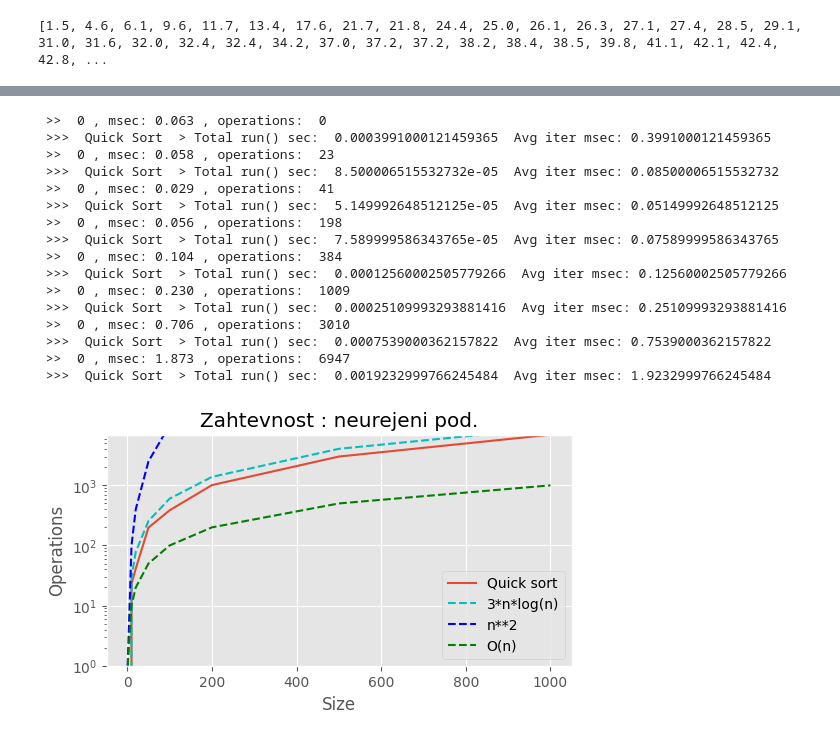
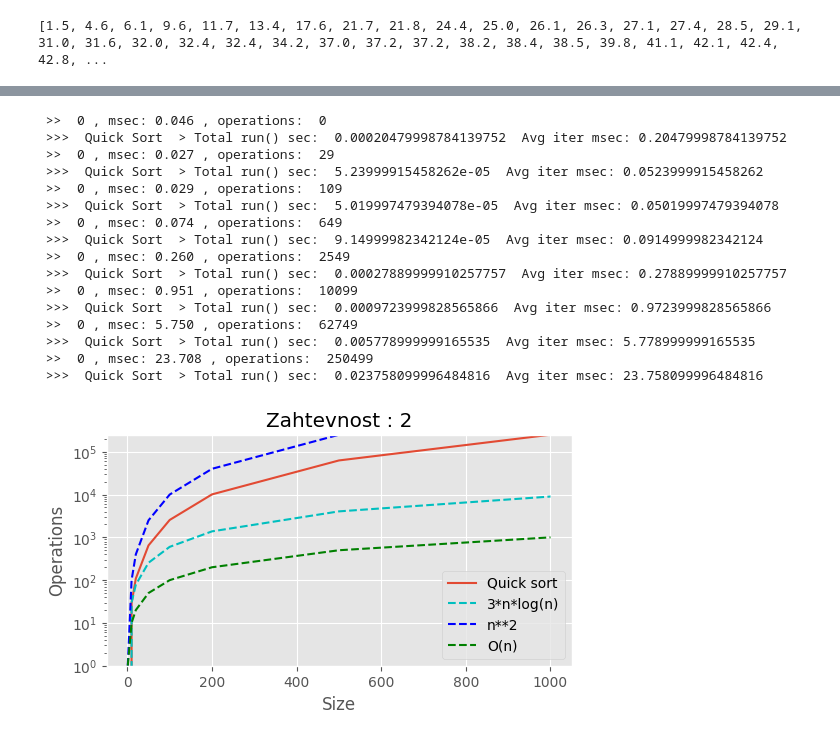
Before and after one commit to jzaletelj/OTK25, a Jupyter notebook: Lab_01/solutions/26-02_AlgoComplexity_03b_S.ipynb, the cells around one changed output, grey strips where cells are left out. Saved outputs shown, nothing was run; the diff lists cells and outputs as text; code cells hidden in the pictures.

```diff
--- a/Lab_01/solutions/26-02_AlgoComplexity_03b_S.ipynb
+++ b/Lab_01/solutions/26-02_AlgoComplexity_03b_S.ipynb
@@ -364,7 +364,7 @@ t_list = np.array([]); #store processing time here
 oper_list = np.array([]); #store processing time here
 num = 1 #evaluation repetition (keep at 1 for now)
 
-n_list = [1,10,20,50,100, 200, 500, 1000,3000]
+n_list = [10,20,50,100, 200, 500, 1000,3000]
 
 s = InsertionSort()
 s.data_params['type'] = 2
@@ -375,6 +375,7 @@ for n in n_list:
     size = np.append(size, n)
     oper_list = np.append(oper_list, result['avg_O'])
 
+print(oper_list)
 ax = plt.figure(figsize=[6,3])
 plt.plot(n_list, oper_list, label='Insertion sort')
 
@@ -392,6 +393,6 @@ plt.yscale('log')
 plt.xlabel('Size')
 plt.ylabel('Operations')
 plt.legend()
-plt.title('Zahtevnost najslabši primer')
+plt.title('Zahtevnost primer: ' + str(s.data_params['type']) )
 plt.show()
 # %% [output]
@@ -506,51 +507,51 @@ num = 1 #evaluation repetition (keep at 1 for now)
 
 n_list = [1,10,20,50,100, 200, 500, 1000]
 
 s = QuickSort()
-s.data_params['type'] = 0
+s.data_params['type'] = 2
 # Dodaj kodo za testiranje in izrisovanje grafa
 for n in n_list:
     s.data_params['size'] = n
     result = s.run(ntimes=num)
     size = np.append(size, n)
     oper_list = np.append(oper_list, result['avg_O'])
 
 ax = plt.figure(figsize=[6,3])
 plt.plot(n_list, oper_list, label='Quick sort')
 
 Onlogn = [3*n*np.log10(n) for n in n_list]
 plt.plot(n_list, Onlogn, 'c--', label='3*n*log(n)')
 
 On2 = [np.float_power(n, 2.0) for n in n_list]
 plt.plot(n_list, On2, 'b--', label='n**2')
 
 Olin = [n for n in n_list]
 plt.plot(n_list, Olin, 'g--', label='O(n)')
 
 plt.ylim(1, max(oper_list))
 plt.yscale('log')
 plt.xlabel('Size')
 plt.ylabel('Operations')
 plt.legend()
-plt.title('Zahtevnost : neurejeni pod.')
+plt.title('Zahtevnost : ' + str(s.data_params['type']) )
 plt.show()
 # %% [output]
- >>  0 , msec: 0.063 , operations:  0
- >>>  Quick Sort  > Total run() sec:  0.0003991000121459365  Avg iter msec: 0.3991000121459365
- >>  0 , msec: 0.058 , operations:  23
- >>>  Quick Sort  > Total run() sec:  8.500006515532732e-05  Avg iter msec: 0.08500006515532732
- >>  0 , msec: 0.029 , operations:  41
- >>>  Quick Sort  > Total run() sec:  5.149992648512125e-05  Avg iter msec: 0.05149992648512125
- >>  0 , msec: 0.056 , operations:  198
- >>>  Quick Sort  > Total run() sec:  7.589999586343765e-05  Avg iter msec: 0.07589999586343765
- >>  0 , msec: 0.104 , operations:  384
- >>>  Quick Sort  > Total run() sec:  0.00012560002505779266  Avg iter msec: 0.12560002505779266
- >>  0 , msec: 0.230 , operations:  1009
- >>>  Quick Sort  > Total run() sec:  0.00025109993293881416  Avg iter msec: 0.25109993293881416
- >>  0 , msec: 0.706 , operations:  3010
- >>>  Quick Sort  > Total run() sec:  0.0007539000362157822  Avg iter msec: 0.7539000362157822
- >>  0 , msec: 1.873 , operations:  6947
- >>>  Quick Sort  > Total run() sec:  0.0019232999766245484  Avg iter msec: 1.9232999766245484
+ >>  0 , msec: 0.046 , operations:  0
+ >>>  Quick Sort  > Total run() sec:  0.00020479998784139752  Avg iter msec: 0.20479998784139752
+ >>  0 , msec: 0.027 , operations:  29
+ >>>  Quick Sort  > Total run() sec:  5.23999915458262e-05  Avg iter msec: 0.0523999915458262
+ >>  0 , msec: 0.029 , operations:  109
+ >>>  Quick Sort  > Total run() sec:  5.019997479394078e-05  Avg iter msec: 0.05019997479394078
+ >>  0 , msec: 0.074 , operations:  649
+ >>>  Quick Sort  > Total run() sec:  9.14999982342124e-05  Avg iter msec: 0.0914999982342124
+ >>  0 , msec: 0.260 , operations:  2549
+ >>>  Quick Sort  > Total run() sec:  0.00027889999910257757  Avg iter msec: 0.27889999910257757
+ >>  0 , msec: 0.951 , operations:  10099
+ >>>  Quick Sort  > Total run() sec:  0.0009723999828565866  Avg iter msec: 0.9723999828565866
+ >>  0 , msec: 5.750 , operations:  62749
+ >>>  Quick Sort  > Total run() sec:  0.005778999999165535  Avg iter msec: 5.778999999165535
+ >>  0 , msec: 23.708 , operations:  250499
+ >>>  Quick Sort  > Total run() sec:  0.023758099996484816  Avg iter msec: 23.758099996484816
-[figure, old version]
+[figure, new version]
 # %%
 # 3.7 Opcijsko: Kompleksnost Buble sort : dodaj kodo, izvedi testiranja
```
Also changed, not shown: parts of 4 cells of this notebook, 7 other files.
